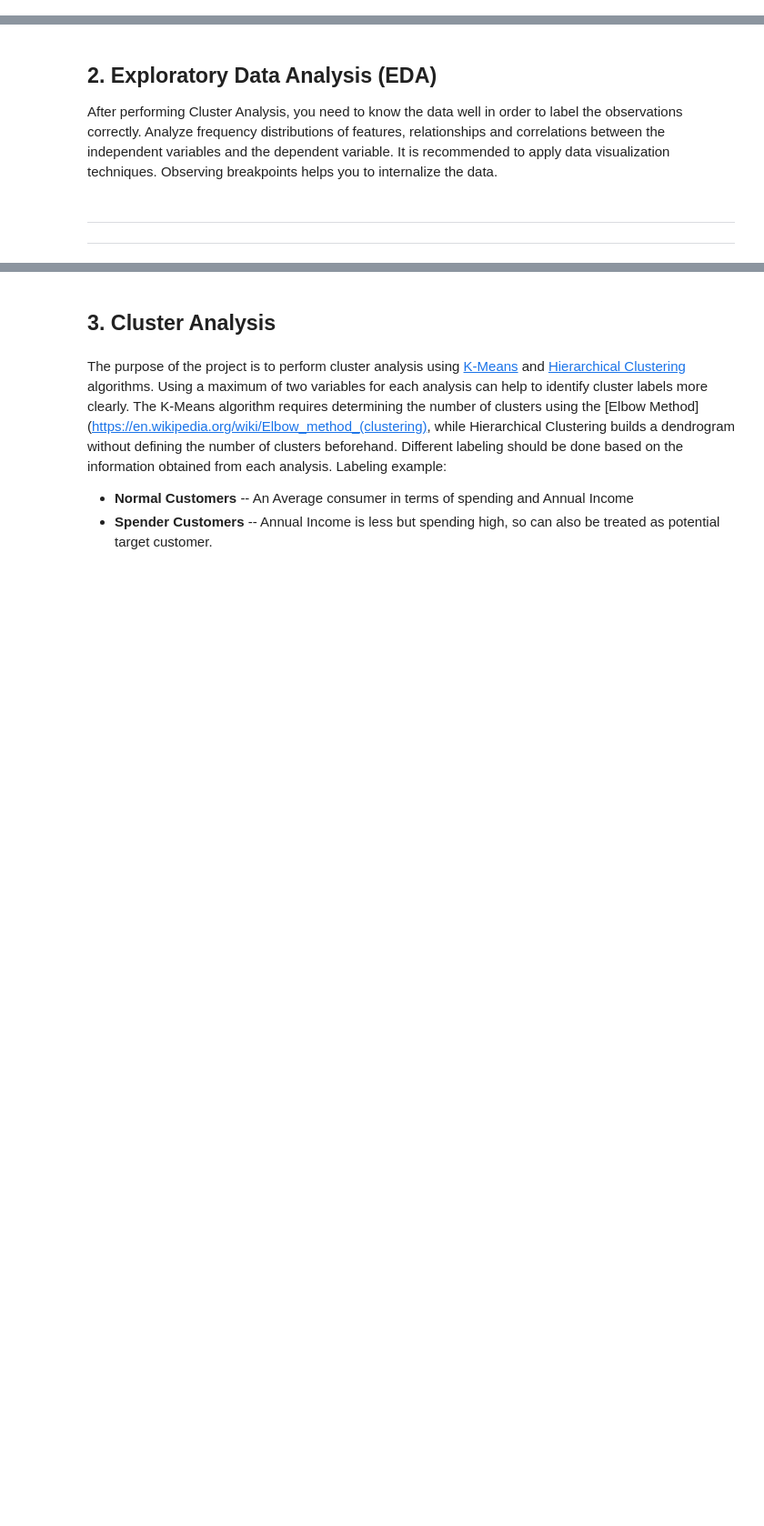
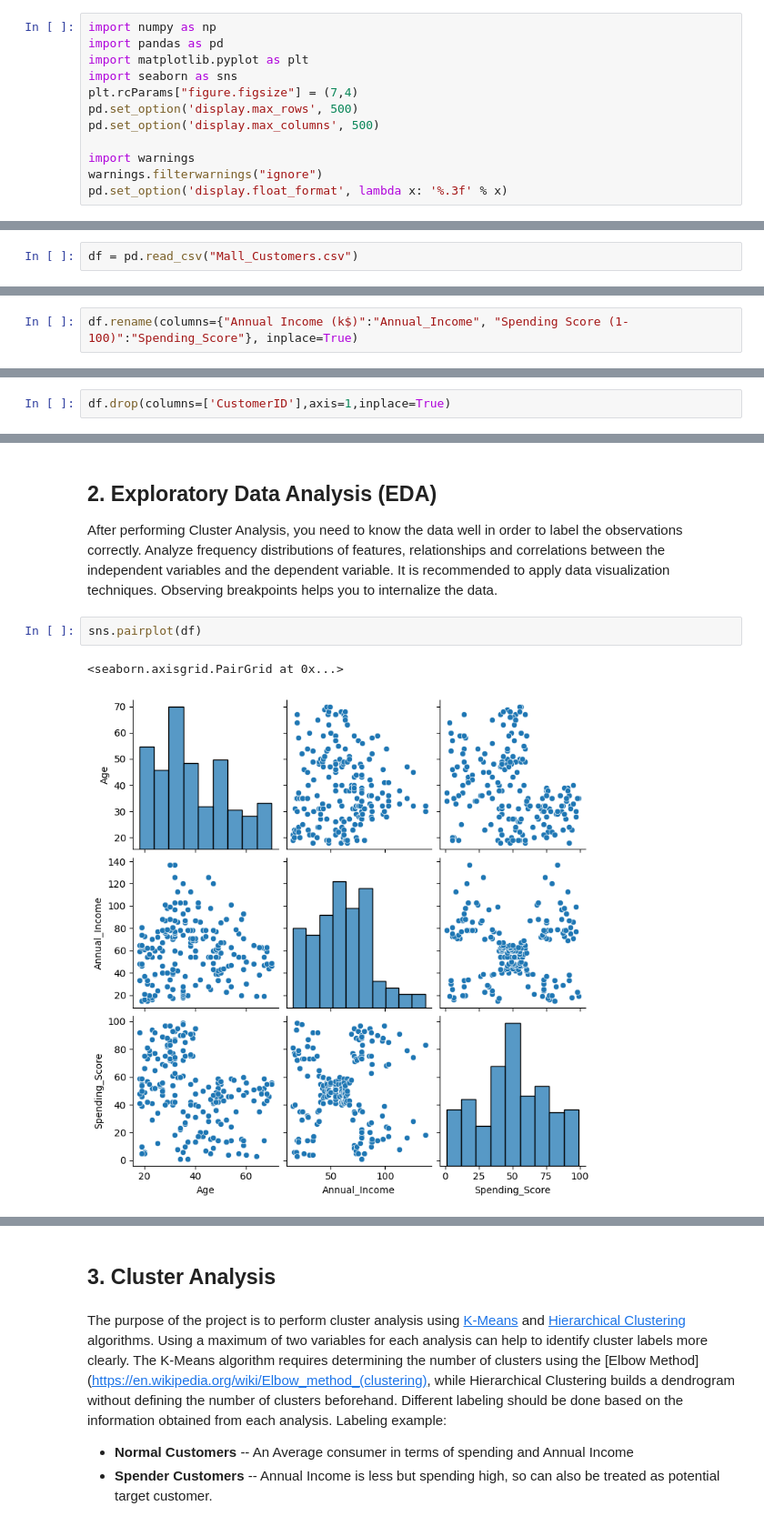
Before and after one commit to nbaktir/Data-Science-Projects, a Jupyter notebook: Costumer_Segmentation/Cluestering_Analysis_Customers_Segmentation_Project.ipynb, the cells around one changed output, grey strips where cells are left out. Shown at 91% size. Drawn from its saved outputs; the diff is of its cells as text; blank space fills up the shorter version.

```diff
--- a/Costumer_Segmentation/Cluestering_Analysis_Customers_Segmentation_Project.ipynb
+++ b/Costumer_Segmentation/Cluestering_Analysis_Customers_Segmentation_Project.ipynb
@@ -78,5 +64,17 @@ Mentoring Prep. and self study####
 There is a big mall in a specific city that keeps information of its customers who subscribe to a membership card. In the membetrship card they provide following information : gender, age and annula income. The customers use this membership card to make all the purchases in the mall, so tha mall has the purchase history of all subscribed members and according to that they compute the spending score of all customers. You have to segment these customers based on the details given.
 # %% [markdown]
 #### Import Libraries
+# %%
+import numpy as np
+import pandas as pd
+import matplotlib.pyplot as plt
+import seaborn as sns
+plt.rcParams["figure.figsize"] = (7,4)
+pd.set_option('display.max_rows', 500)
+pd.set_option('display.max_columns', 500)
+
+import warnings
+warnings.filterwarnings("ignore")
+pd.set_option('display.float_format', lambda x: '%.3f' % x)
 # %% [markdown]
 #### Load Dataset
@@ -87 +81,3 @@ You can rename columns to more usable, if you need.
+# %%
+df = pd.read_csv("Mall_Customers.csv")
 # %% [markdown]
@@ -89,0 +125,2 @@ You can rename columns to more usable, if you need.
+# %%
+df.rename(columns={"Annual Income (k$)":"Annual_Income", "Spending Score (1-100)":"Spending_Score"}, inplace=True)
@@ -89,0 +136,2 @@ You can rename columns to more usable, if you need.
+# %%
+df.drop(columns=['CustomerID'],axis=1,inplace=True)
@@ -91,6 +143,8 @@ You can rename columns to more usable, if you need.
 ## 2. Exploratory Data Analysis (EDA)
 
 After performing Cluster Analysis, you need to know the data well in order to label the observations correctly. Analyze frequency distributions of features, relationships and correlations between the independent variables and the dependent variable. It is recommended to apply data visualization techniques. Observing breakpoints helps you to internalize the data.
-# %% [markdown]
----
----
+# %%
+sns.pairplot(df)
+# %% [output]
+<seaborn.axisgrid.PairGrid at 0x...>
+[figure, added]
```
Also changed, not shown: parts of 92 cells of this notebook.
